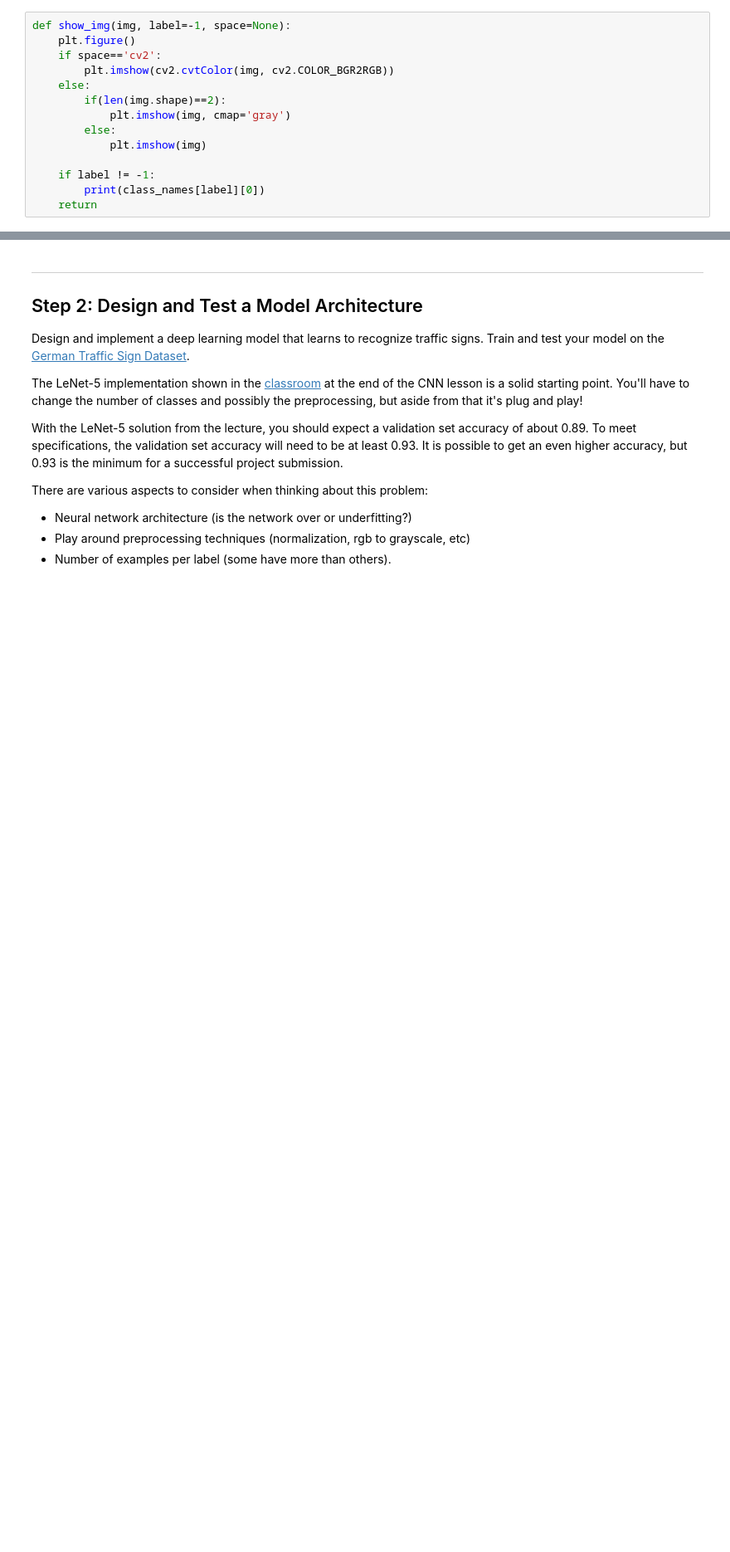
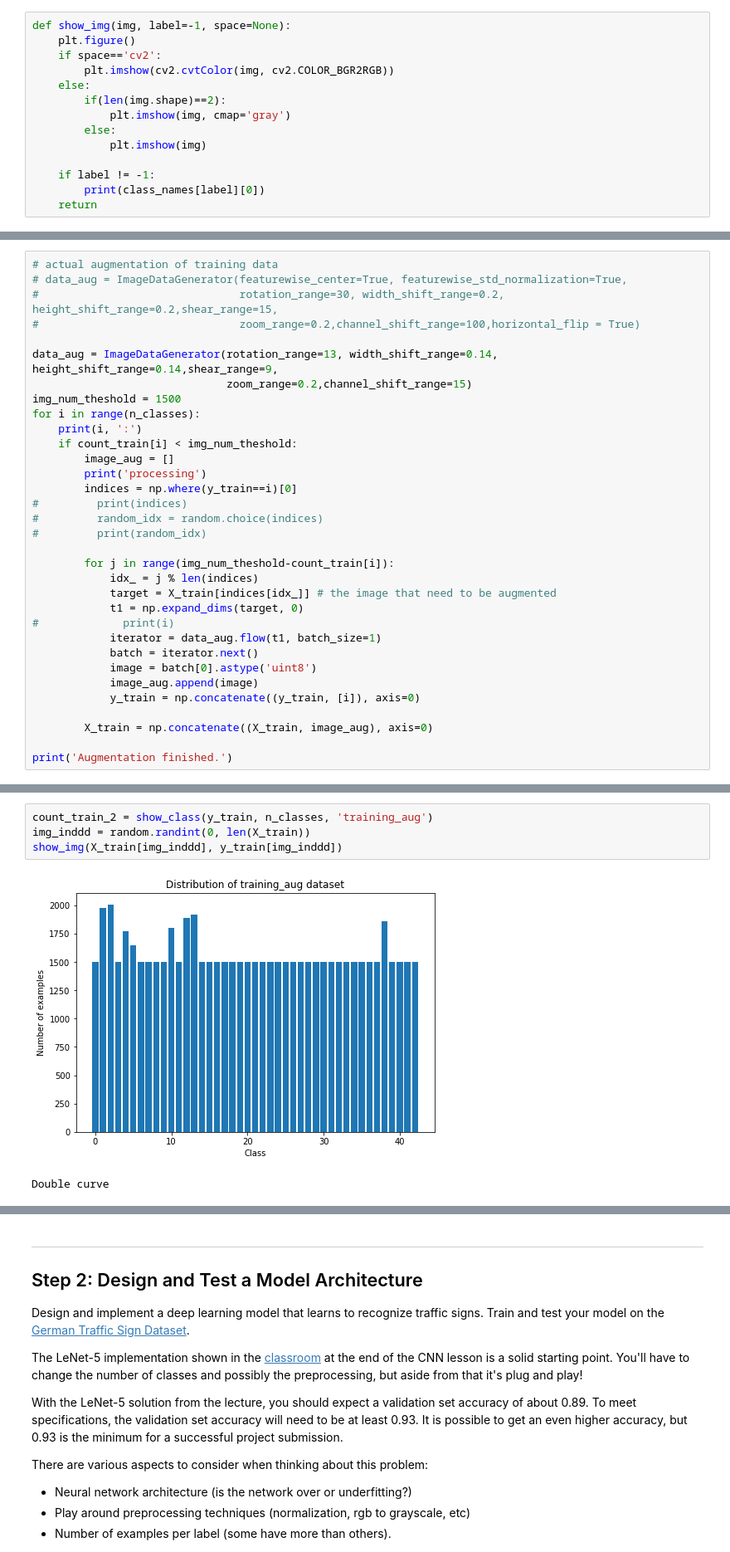
Before and after one commit to iyowasay/CNN_traffic_sign, a Jupyter notebook: Traffic_Sign_Classifier.ipynb, the cells around one changed output, grey strips where cells are left out. Shown at 83% size. Drawn from its saved outputs; the diff is of its cells as text; blank space fills up the shorter version.

```diff
--- a/Traffic_Sign_Classifier.ipynb
+++ b/Traffic_Sign_Classifier.ipynb
@@ -264,0 +218,33 @@ import cv2
+# %%
+# actual augmentation of training data
+# data_aug = ImageDataGenerator(featurewise_center=True, featurewise_std_normalization=True,
+#                               rotation_range=30, width_shift_range=0.2, height_shift_range=0.2,shear_range=15,
+#                               zoom_range=0.2,channel_shift_range=100,horizontal_flip = True)
+
+data_aug = ImageDataGenerator(rotation_range=13, width_shift_range=0.14, height_shift_range=0.14,shear_range=9,
+                              zoom_range=0.2,channel_shift_range=15)
+img_num_theshold = 1500
+for i in range(n_classes):
+    print(i, ':')
+    if count_train[i] < img_num_theshold:
+        image_aug = []
+        print('processing')
+        indices = np.where(y_train==i)[0]
+#         print(indices)
+#         random_idx = random.choice(indices)
+#         print(random_idx)
+
+        for j in range(img_num_theshold-count_train[i]):
+            idx_ = j % len(indices)
+            target = X_train[indices[idx_]] # the image that need to be augmented
+            t1 = np.expand_dims(target, 0)
+#             print(i)
+            iterator = data_aug.flow(t1, batch_size=1)
+            batch = iterator.next()
+            image = batch[0].astype('uint8')
+            image_aug.append(image)
+            y_train = np.concatenate((y_train, [i]), axis=0)
+
+        X_train = np.concatenate((X_train, image_aug), axis=0)
+
+print('Augmentation finished.')
@@ -264,0 +269,7 @@ import cv2
+# %%
+count_train_2 = show_class(y_train, n_classes, 'training_aug')
+img_inddd = random.randint(0, len(X_train))
+show_img(X_train[img_inddd], y_train[img_inddd])
+# %% [output]
+[figure, added]
+Double curve
```
Also changed, not shown: parts of 36 cells of this notebook, 35 other files.
